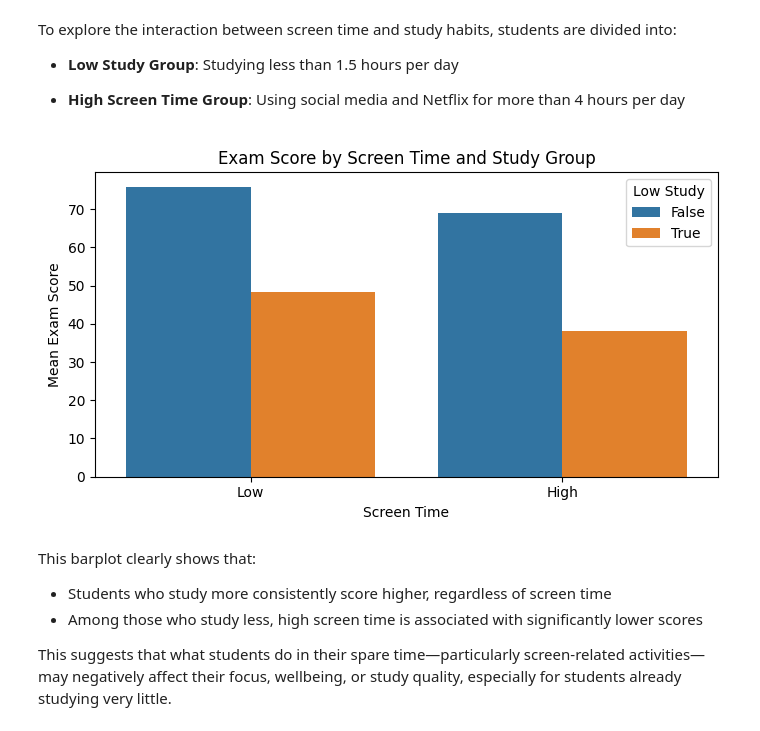
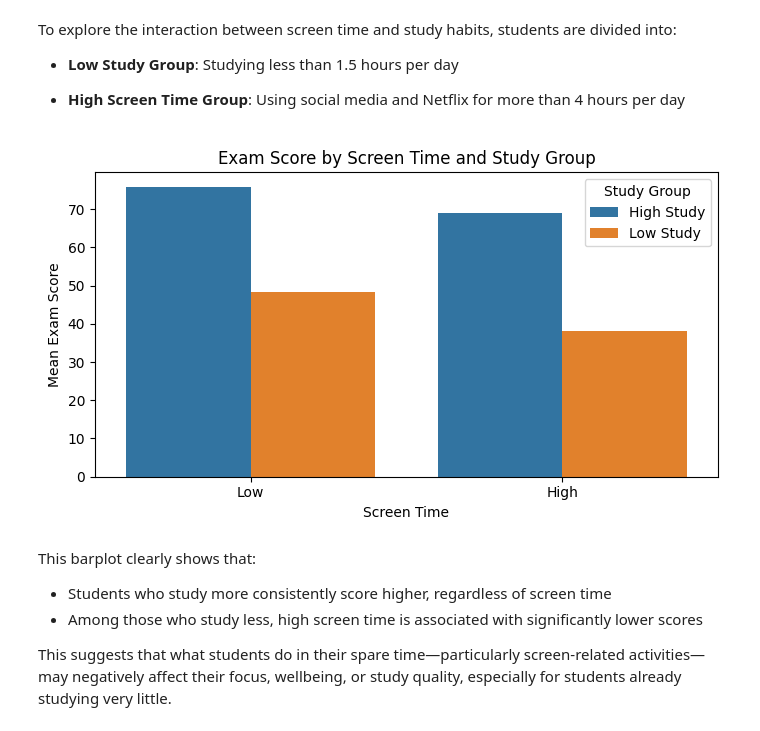
Before and after one commit to martyna-haliniak/visualisations_in_python, a Jupyter notebook: visualisations_task.ipynb, the cells around one changed output. Drawn from its saved outputs; the diff is of its cells as text; code cells hidden in the pictures.

Commit message:
Improved axis labels, wrote conclusion section

```diff
--- a/visualisations_task.ipynb
+++ b/visualisations_task.ipynb
@@ -386,20 +386,20 @@ To explore the interaction between screen time and study habits, students are di
 # %%
 # Categorise students
 df['low_study'] = df['study_hours_per_day'] < 1.5
 df['high_screen'] = df['total_screen_time'] > 4
 
 # Plot mean exam scores by group
 plt.figure(figsize=(7, 4))
 sns.barplot(data=df, x='high_screen', y='exam_score', hue='low_study', errorbar=None)
 plt.title('Exam Score by Screen Time and Study Group')
 plt.xlabel('Screen Time')
 plt.ylabel('Mean Exam Score')
-plt.xticks([0,1], ['Low', 'High'])
-plt.legend(title='Low Study')
+plt.xticks([0, 1], ['Low', 'High'])
+plt.legend(title='Study Group', labels=['High Study', 'Low Study'])
 plt.tight_layout()
 plt.show()
 # %% [output]
-[figure, old version]
+[figure, new version]
 # %% [markdown]
 This barplot clearly shows that:
 - Students who study more consistently score higher, regardless of screen time
```
Also changed, not shown: parts of 2 cells of this notebook.
